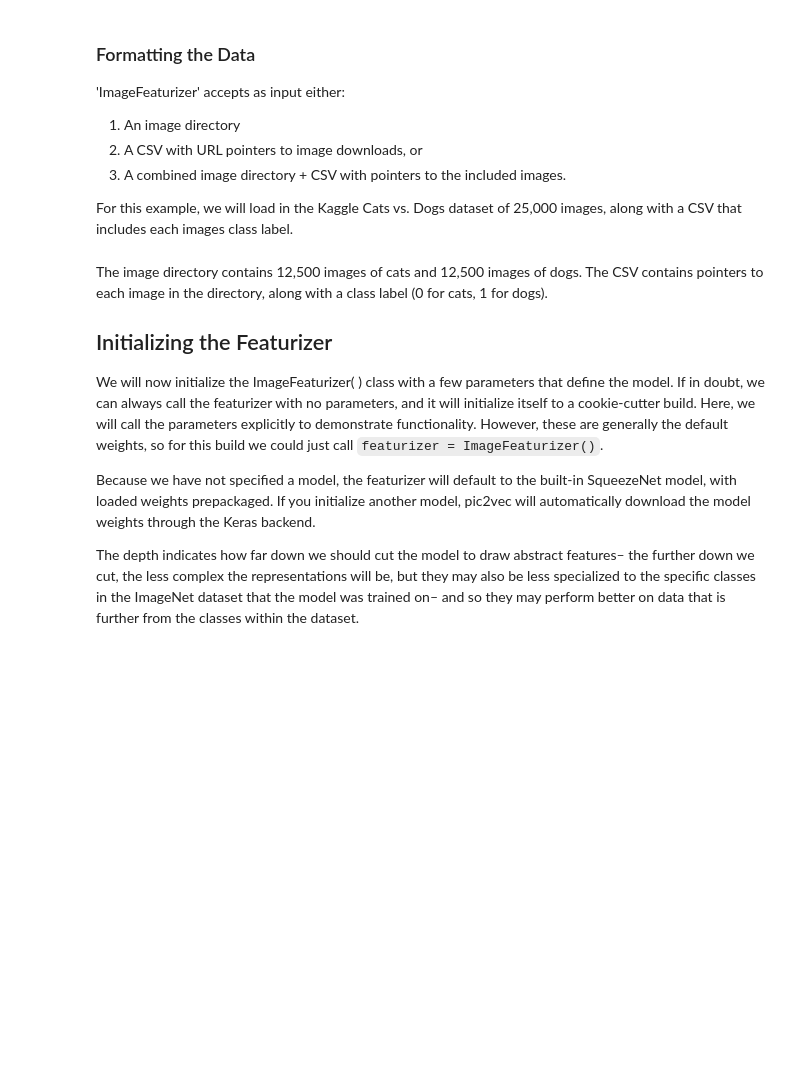
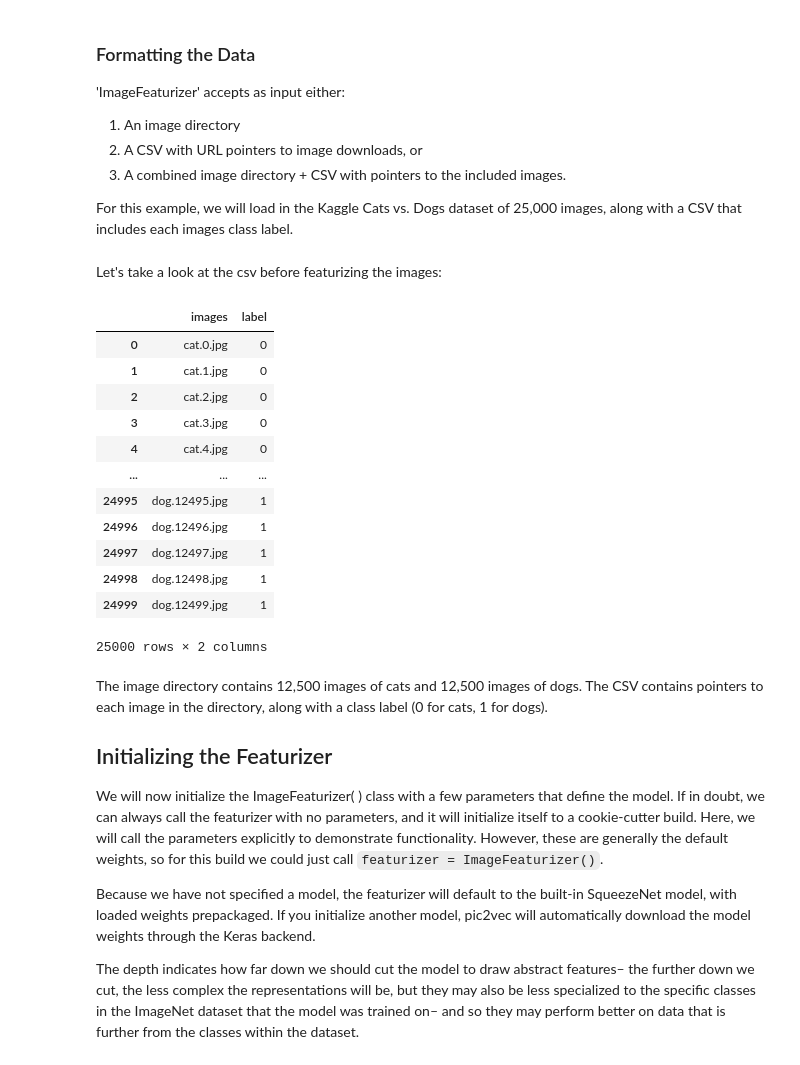
Before and after one commit to datarobot/pic2vec, a Jupyter notebook: examples/Cats_v_Dogs_Test_Example.ipynb, the cells around one changed output. Saved outputs shown, nothing was run; the diff lists cells and outputs as text; code cells hidden in the pictures; blank space fills up the shorter version.

Commit message:
Adding look at original df

```diff
--- a/examples/Cats_v_Dogs_Test_Example.ipynb
+++ b/examples/Cats_v_Dogs_Test_Example.ipynb
@@ -42,6 +42,24 @@ WORKING_DIRECTORY = os.path.expanduser('~') + '/workspace/'
 
 csv_path = WORKING_DIRECTORY + 'cats_vs_dogs.csv'
 image_path = WORKING_DIRECTORY + 'cats_vs_dogs_images/'
+# %% [markdown]
+Let's take a look at the csv before featurizing the images:
+# %%
+pd.read_csv(csv_path)
+# %% [output]
+|  | images | label |
+| 0 | cat.0.jpg | 0 |
+| 1 | cat.1.jpg | 0 |
+| 2 | cat.2.jpg | 0 |
+| 3 | cat.3.jpg | 0 |
+| 4 | cat.4.jpg | 0 |
+| ... | ... | ... |
+| 24995 | dog.12495.jpg | 1 |
+| 24996 | dog.12496.jpg | 1 |
+| 24997 | dog.12497.jpg | 1 |
+| 24998 | dog.12498.jpg | 1 |
+| 24999 | dog.12499.jpg | 1 |
+25000 rows × 2 columns
 # %% [markdown]
 The image directory contains 12,500 images of cats and 12,500 images of dogs. The CSV contains pointers to each image in the directory, along with a class label (0 for cats, 1 for dogs).
 
```
Also changed, not shown: 1 other file.
